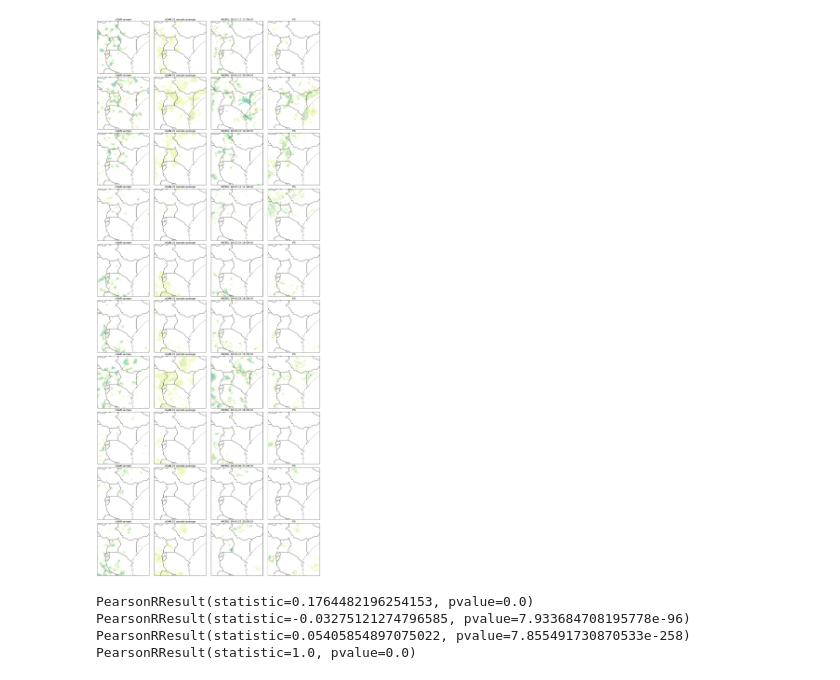
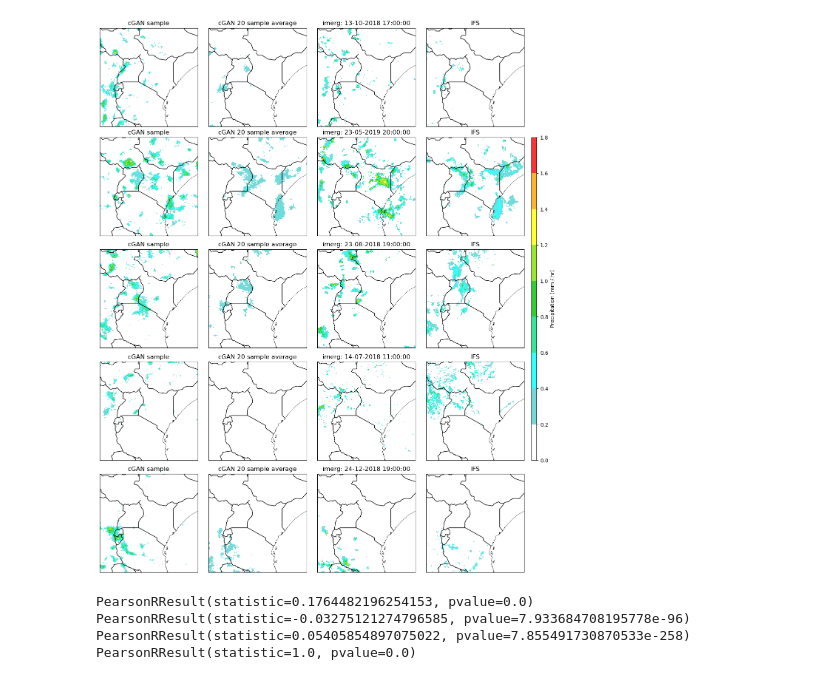
Before and after one commit to mlangguth89/downscaling-cgan, a Jupyter notebook: notebooks/plot_examples_from_model.ipynb, the cells around one changed output. Drawn from its saved outputs; the diff is of its cells as text; code cells hidden in the pictures.

```diff
--- a/notebooks/plot_examples_from_model.ipynb
+++ b/notebooks/plot_examples_from_model.ipynb
@@ -53,63 +64,74 @@ import matplotlib as mpl
 import numpy as np
 from matplotlib import pyplot as plt
 from matplotlib import colorbar, colors, gridspec
-
+from metpy import plots as metpy_plots
 from dsrnngan import data
 from dsrnngan.noise import NoiseGenerator
 from dsrnngan.rapsd import plot_spectrum1d, rapsd
 from dsrnngan.thresholded_ranks import findthresh
-from dsrnngan.plots import plot_img_log_coastlines
+from dsrnngan.plots import plot_precip
 import copy
+from matplotlib.colors import ListedColormap, BoundaryNorm
 
 denormalise_data = True
 batch_gen_iter = iter(data_gen_valid)
 noise_channels = config['GENERATOR']['noise_channels']
 
 tp_index = data.all_ifs_fields.index('tp')
 
 # plot configurations
 
 spacing = 10
 units = "Rain rate [mm h$^{-1}$]"
-cb_tick_loc = np.array([0.1, 0.5, 1, 2, 5, 15, 30, 50])
-cb_tick_labels = [0.1, 0.5, 1, 2, 5, 15, 30, 50]
-value_range_precip=(0.1, 30)
-num_samples = 10
+precip_levels=np.arange(0, 2, 0.2)
+num_samples = 5
 num_rows = num_samples
-num_cols = 4
+num_cols = 5
 ensemble_size = 20
 
-figsize = (num_cols*5, num_rows*5)
-fig = plt.figure(figsize=figsize)
+# , figsize = (num_rows*4, num_cols*4)),
+# gs = gridspec.GridSpec(spacing*num_rows+1, spacing*num_cols, wspace=0.5, hspace=2)
+rows = [[f'cgan_sample_{n}', f'cgan_mean_{n}', f'imerg_{n}', f'ifs_{n}', 'cbar'] for n in range(num_rows)]
 
-gs = gridspec.GridSpec(spacing*num_rows+1, spacing*num_cols, wspace=0.5, hspace=2)
+fig = plt.figure(constrained_layout=True, figsize=(2.5*num_cols, 3*num_rows))
+gs = gridspec.GridSpec(num_rows, num_cols, figure=fig, width_ratios=[1]*(num_cols - 1) + [0.05],
+                       wspace=0.01)
+for row in tqdm(range(num_samples)):
 
-for n in tqdm(range(num_samples)):
 
     img_gens, truth, fcst, dates, hours = setupdata.generate_prediction(batch_gen_iter,
                                                                         gen, noise_channels,
                                                                         batch_size=1, denormalise_data=False,
                                                                         ensemble_size=ensemble_size)
     avg_img_gens = np.add.reduce([item[0, :, :,0] for item in img_gens]) / len(img_gens)
-    date_str = dates[0].strftime('%y-%m-%d') + f' {hours[0]}:00:00'
+    date_str = dates[0].strftime('%d-%m-%Y') + f' {hours[0]}:00:00'
 
     # cGAN
-    data_lookup = {'cGAN sample': img_gens[0][0, :, :, 0],
-                   f'cGAN {ensemble_size} sample average': avg_img_gens,
-                   f"iMERG: {date_str}": truth[0, :,:,0],
-                   'IFS': fcst[0, :, :, tp_index]
+    data_lookup = {'cgan_sample': {'data': img_gens[0][0, :, :, 0], 'title': 'cGAN sample'},
+                   'cgan_mean': {'data': avg_img_gens, 'title': f'cGAN {ensemble_size} sample average'},
+                   'imerg' : {'title': f"imerg: {date_str}", 'data': truth[0, :,:,0]},
+                   'ifs': {'data': fcst[0, :, :, tp_index], 'title': 'IFS'}
                    }
-    for k, (title, data) in enumerate(data_lookup.items()):
+    for col, (k, val) in enumerate(data_lookup.items()):
 
-        plt.subplot(gs[(spacing*n):(spacing+spacing*n), (spacing*k):(spacing+spacing*k)],
-                            projection=ccrs.PlateCarree())
-        ax = plt.gca()
-        plots.plot_precipitation(ax, data, value_range_precip)
-        ax.set_title(title)
+        ax = fig.add_subplot(gs[row, col], projection = ccrs.PlateCarree())
+        im = plots.plot_precip(np_array=val['data'], ax=ax, levels=precip_levels)
+        ax.set_title(val['title'])
 
-plt.savefig('cGAN_samples_IFS.png')
+precip_cmap = ListedColormap(metpy_plots.ctables.colortables["precipitation"][:len(precip_levels)-1], 'precipitation')
+precip_norm = BoundaryNorm(precip_levels, precip_cmap.N)
+cbar_ax = fig.add_subplot(gs[1:-1 ,-1])
+# cb = mpl.colorbar.Colorbar(axd['cbar'], cmap=precip_cmap, norm=precip_norm)
+# cbar_ax = fig.add_axes([0.95, 0.0, 0.02, 0.95])
+cb = fig.colorbar(im, cax=cbar_ax, orientation='vertical', shrink = 0.2, aspect=20)
+
+# cb.ax.set_yticks(precip_levels)
+# cb.ax.set_yticklabels(precip_levels)
+# cb.ax.tick_params(axis='both', which='major')
+cb.ax.set_ylabel("Precipitation (mm / hr)")
+plt.savefig('cGAN_samples_IFS.png', dpi=fig.dpi)
 # %% [output]
-[figure, old version]
+[figure, new version]
 # %%
 # Calculate correlations
 
```
Also changed, not shown: parts of 1 cell of this notebook, 11 other files.
